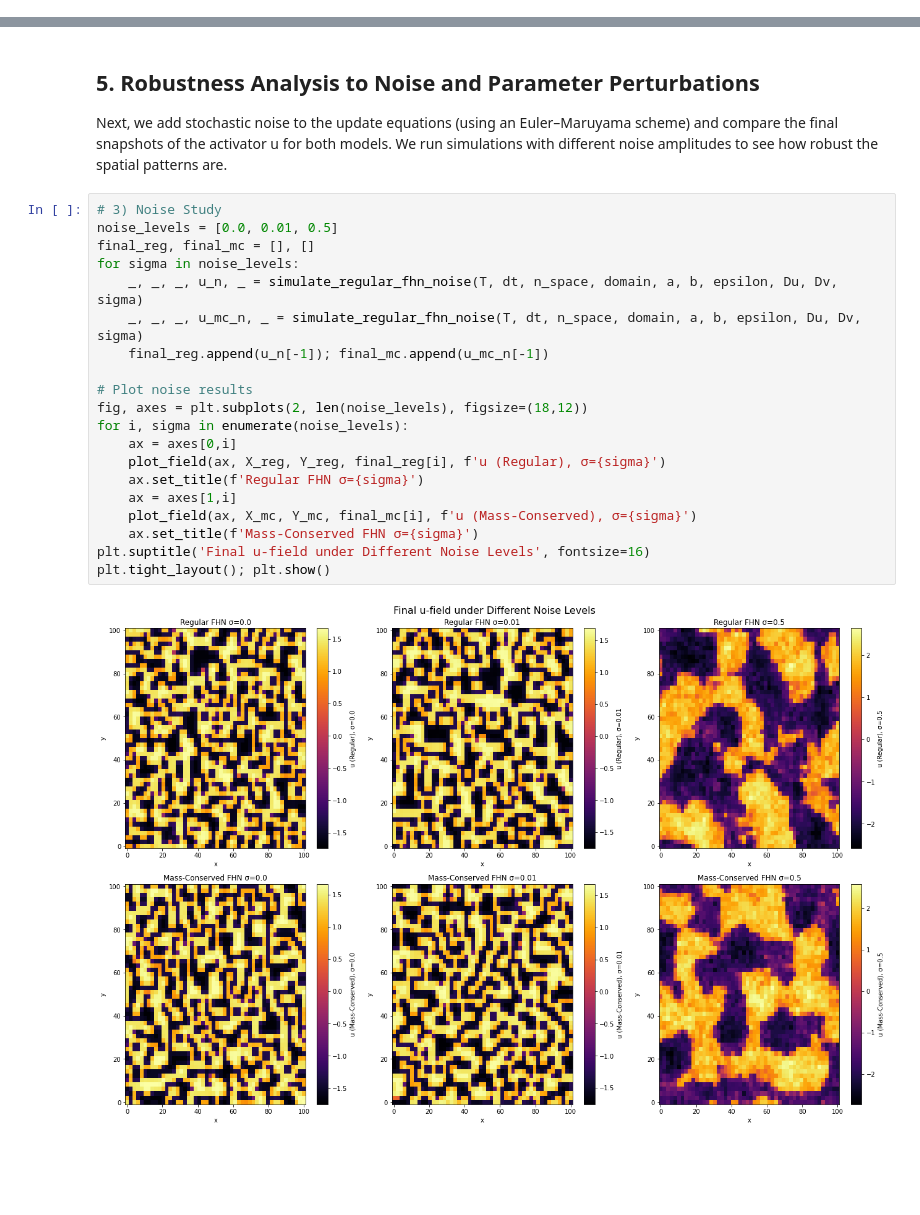
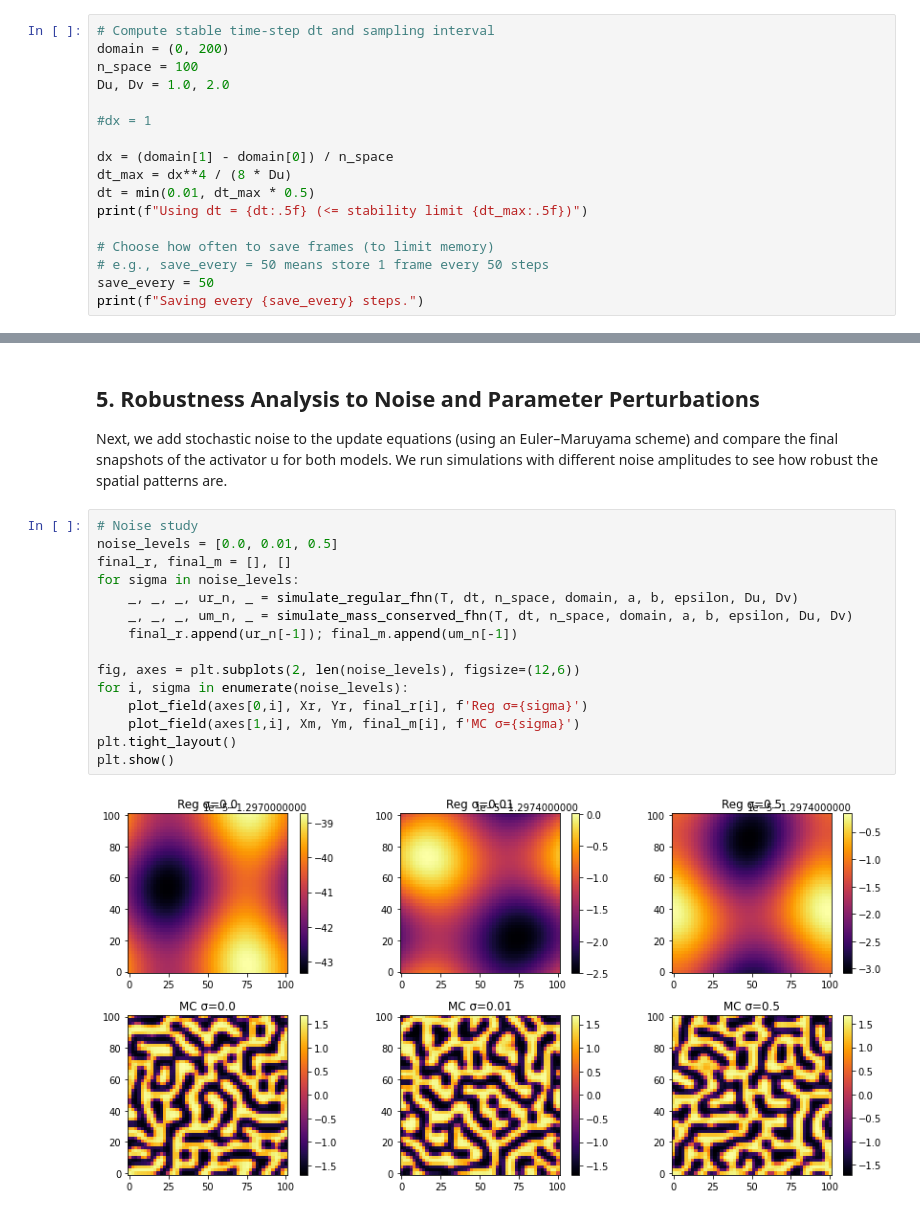
Before and after one commit to RedaElassooudi/Dynamics-and-Waves-in-Regular-vs.-Mass-Conserved-FitzHugh-Nagumo-Systems, a Jupyter notebook: code/fhn_model.ipynb, the cells around one changed output, grey strips where cells are left out. Drawn from its saved outputs; the diff is of its cells as text; blank space fills up the shorter version.

```diff
--- a/code/fhn_model.ipynb
+++ b/code/fhn_model.ipynb
@@ -389,0 +265,17 @@ plt.tight_layout(); plt.show()
+# %%
+# Compute stable time-step dt and sampling interval
+domain = (0, 200)
+n_space = 100
+Du, Dv = 1.0, 2.0
+
+#dx = 1
+
+dx = (domain[1] - domain[0]) / n_space
+dt_max = dx**4 / (8 * Du)
+dt = min(0.01, dt_max * 0.5)
+print(f"Using dt = {dt:.5f} (<= stability limit {dt_max:.5f})")
+
+# Choose how often to save frames (to limit memory)
+# e.g., save_every = 50 means store 1 frame every 50 steps
+save_every = 50
+print(f"Saving every {save_every} steps.")
@@ -412,24 +333,19 @@ Eigenvalues: [-0.60573804 -0.05414496]
 Next, we add stochastic noise to the update equations (using an Euler–Maruyama scheme) and compare the final snapshots of the activator u for both models. We run simulations with
 different noise amplitudes to see how robust the spatial patterns are.
 # %%
-# 3) Noise Study
+# Noise study
 noise_levels = [0.0, 0.01, 0.5]
-final_reg, final_mc = [], []
+final_r, final_m = [], []
 for sigma in noise_levels:
-    _, _, _, u_n, _ = simulate_regular_fhn_noise(T, dt, n_space, domain, a, b, epsilon, Du, Dv, sigma)
-    _, _, _, u_mc_n, _ = simulate_regular_fhn_noise(T, dt, n_space, domain, a, b, epsilon, Du, Dv, sigma)
-    final_reg.append(u_n[-1]); final_mc.append(u_mc_n[-1])
+    _, _, _, ur_n, _ = simulate_regular_fhn(T, dt, n_space, domain, a, b, epsilon, Du, Dv)
+    _, _, _, um_n, _ = simulate_mass_conserved_fhn(T, dt, n_space, domain, a, b, epsilon, Du, Dv)
+    final_r.append(ur_n[-1]); final_m.append(um_n[-1])
 
-# Plot noise results
-fig, axes = plt.subplots(2, len(noise_levels), figsize=(18,12))
+fig, axes = plt.subplots(2, len(noise_levels), figsize=(12,6))
 for i, sigma in enumerate(noise_levels):
-    ax = axes[0,i]
-    plot_field(ax, X_reg, Y_reg, final_reg[i], f'u (Regular), σ={sigma}')
-    ax.set_title(f'Regular FHN σ={sigma}')
-    ax = axes[1,i]
-    plot_field(ax, X_mc, Y_mc, final_mc[i], f'u (Mass-Conserved), σ={sigma}')
-    ax.set_title(f'Mass-Conserved FHN σ={sigma}')
-plt.suptitle('Final u-field under Different Noise Levels', fontsize=16)
-plt.tight_layout(); plt.show()
+    plot_field(axes[0,i], Xr, Yr, final_r[i], f'Reg σ={sigma}')
+    plot_field(axes[1,i], Xm, Ym, final_m[i], f'MC σ={sigma}')
+plt.tight_layout()
+plt.show()
 # %% [output]
-[figure, old version]
+[figure, new version]
```
Also changed, not shown: parts of 16 cells of this notebook.
